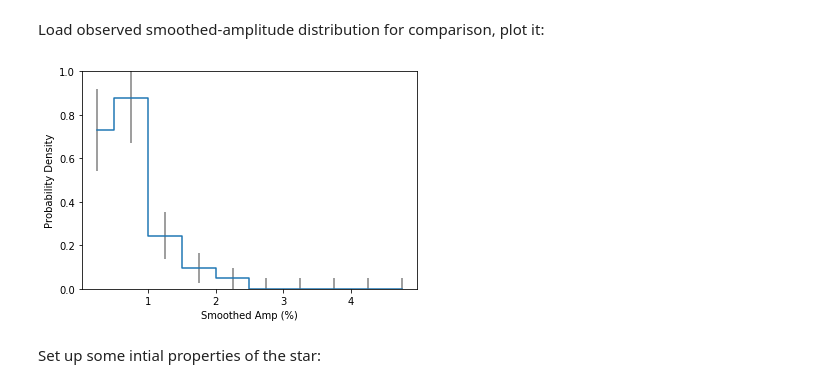
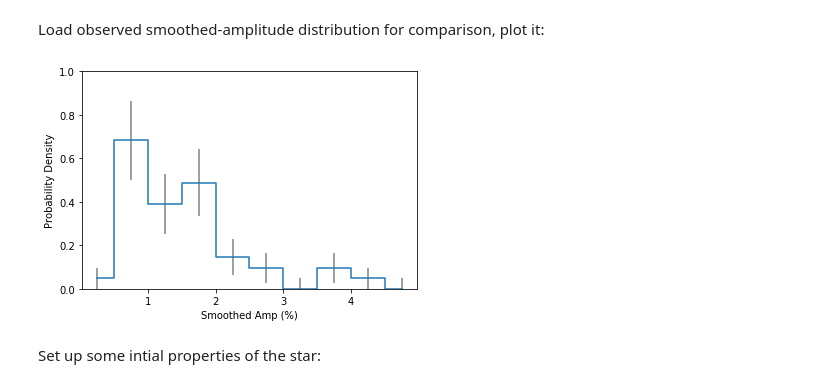
Before and after one commit to bmorris3/zeitsprung, a Jupyter notebook: fleck_inflated_pop_ABC_slow.ipynb, the cells around one changed output. Saved outputs shown, nothing was run; the diff lists cells and outputs as text; code cells hidden in the pictures.

```diff
--- a/fleck_inflated_pop_ABC_slow.ipynb
+++ b/fleck_inflated_pop_ABC_slow.ipynb
@@ -8,28 +8,28 @@ from scipy.stats import ks_2samp, anderson_ksamp
 # %% [markdown]
 Load observed smoothed-amplitude distribution for comparison, plot it:
 # %%
-amps_fast = np.loadtxt('data/amps_slow.txt')
+amps_slow = 2*np.loadtxt('data/amps_slow.txt')
 # %%
 def norm_hist(x):
     n_bins = 10
     bin_range = [0, 5.0]
     freq, bin_edges = np.histogram(x, bins=n_bins, range=bin_range)
     bin_centers = 0.5*(bin_edges[:-1] + bin_edges[1:])
     dx = bin_edges[1] - bin_edges[0]
     norm = np.sum(freq * dx)
     normalized_freq = freq/norm
     normalized_freq_err = np.max([np.sqrt(freq)/norm, np.ones_like(freq)/norm], axis=0)
     return bin_centers, normalized_freq, normalized_freq_err
 
-bin_centers, normalized_freq, normalized_freq_err = norm_hist(amps_fast)
+bin_centers, normalized_freq, normalized_freq_err = norm_hist(amps_slow)
 plt.errorbar(bin_centers, normalized_freq, normalized_freq_err,
              ls='steps-mid', ecolor='gray')
 plt.ylim([0, 1])
 plt.xlabel('Smoothed Amp (%)')
 plt.ylabel('Probability Density')
 plt.show()
 # %% [output]
-[figure, old version]
+[figure, new version]
 # %% [markdown]
 Set up some intial properties of the star:
 # %%
```
Also changed, not shown: parts of 5 cells of this notebook, 7 other files.
